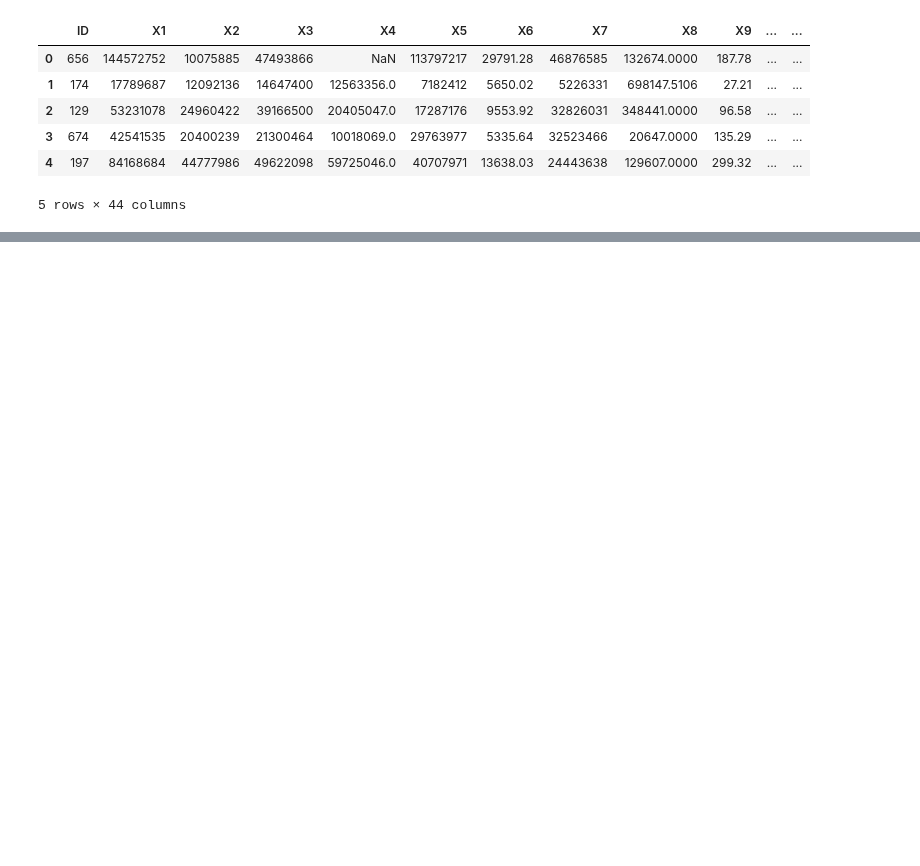
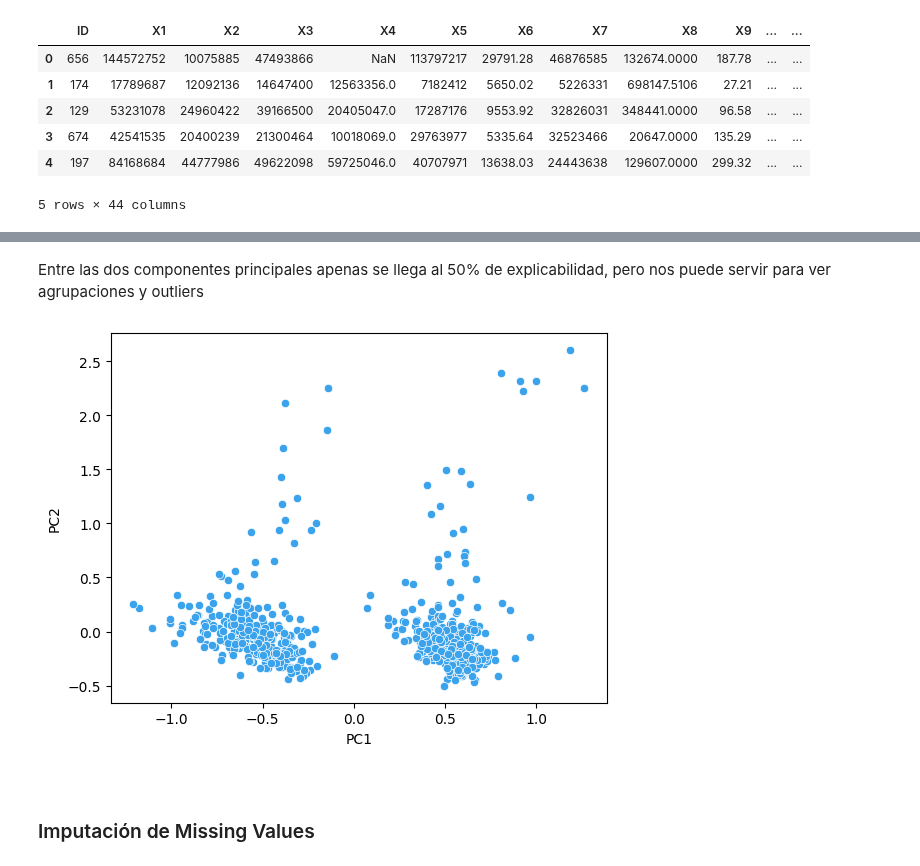
Before and after one commit to DomingoLopez/ClubFansIris, a Jupyter notebook: preprocesamiento/preprocesamiento.ipynb, the cells around one changed output, grey strips where cells are left out. Drawn from its saved outputs; the diff is of its cells as text; code cells hidden in the pictures; blank space fills up the shorter version.

Commit message:
Añadido preprocesamiento, imputación y varios asuntos del análisis exploratorio

```diff
--- a/preprocesamiento/preprocesamiento.ipynb
+++ b/preprocesamiento/preprocesamiento.ipynb
@@ -240,0 +385,12 @@ df_test_encoded.head()
+# %% [markdown]
+Entre las dos componentes principales apenas se llega al 50% de explicabilidad, pero nos puede servir para ver agrupaciones y outliers
+# %%
+# Representamos el pca en 2D
+sns.scatterplot(pca_df_scaled,x="PC1",y="PC2", color="#3BA3EC")
+plt.show()
+# %% [output]
+[figure, added]
+# %% [markdown]
+<br/>
+
+### Imputación de Missing Values
```
Also changed, not shown: parts of 18 cells of this notebook, 5 other files.
